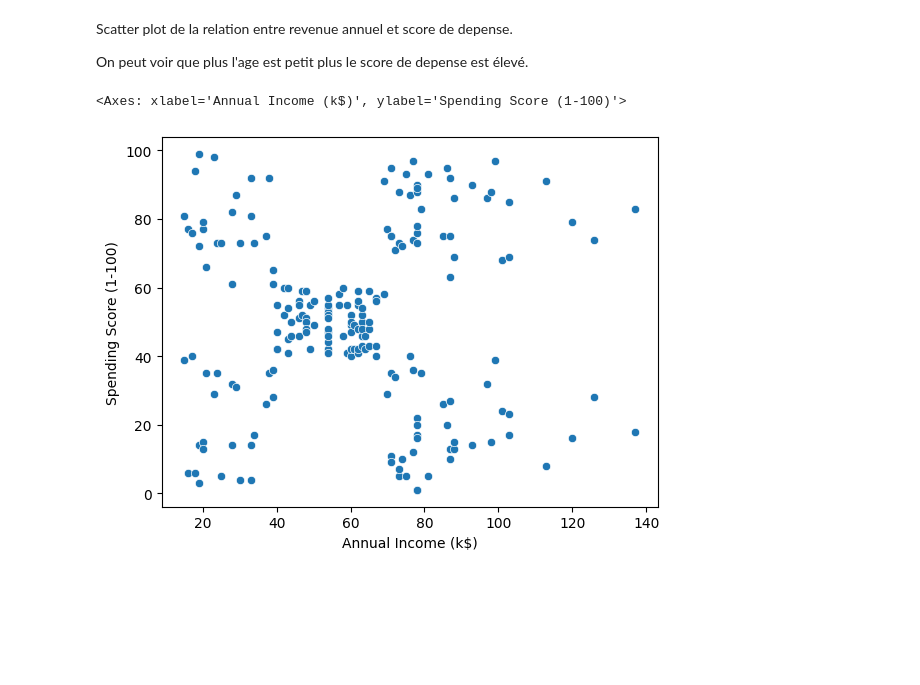
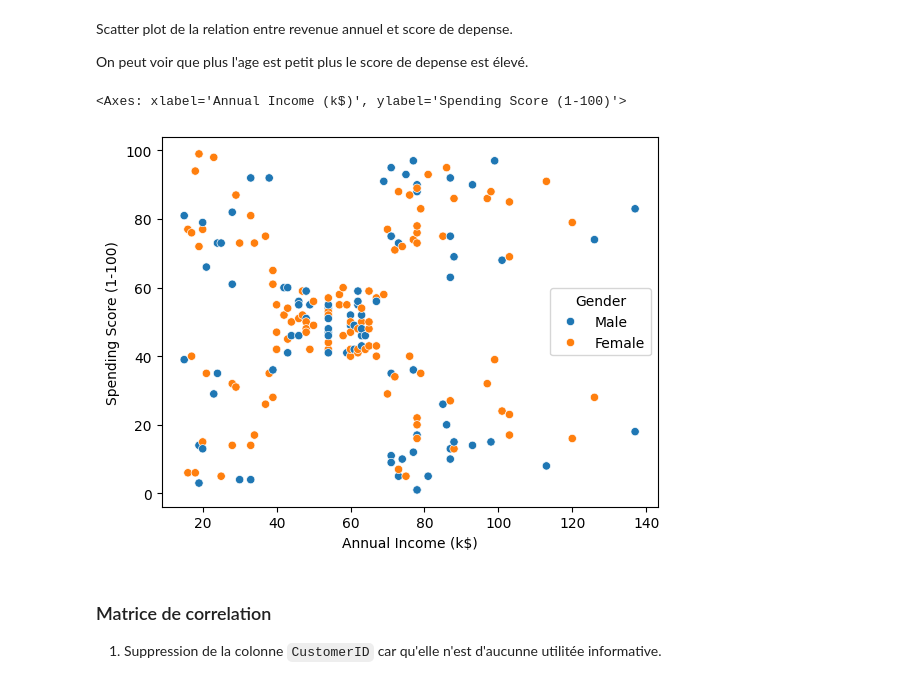
Before and after one commit to mahefatsiresy/ispm-ml-m2-2025, a Jupyter notebook: exo1.ipynb, the cells around one changed output. Saved outputs shown, nothing was run; the diff lists cells and outputs as text; code cells hidden in the pictures; blank space fills up the shorter version.

```diff
--- a/exo1.ipynb
+++ b/exo1.ipynb
@@ -38,5 +57,3 @@ Spending Score (1-100)    0
 dtype: int64
 # %% [markdown]
 Effacement des colonnes irrelevant
-# %%
-df = df.drop(['CustomerID'], axis=1)
@@ -142,7 +118,11 @@ Scatter plot de la relation entre revenue annuel et score de depense.
 
 On peut voir que plus l'age est petit plus le score de depense est élevé.
 # %%
-sns.scatterplot(x="Annual Income (k$)", y="Spending Score (1-100)", data=df)
+sns.scatterplot(x="Annual Income (k$)", y="Spending Score (1-100)", data=df, hue='Gender')
 # %% [output]
 <Axes: xlabel='Annual Income (k$)', ylabel='Spending Score (1-100)'>
-[figure, old version]
+[figure, new version]
+# %% [markdown]
+### Matrice de correlation
+
+1. Suppression de la colonne `CustomerID` car qu'elle n'est d'aucunne utilitée informative.
```
Also changed, not shown: parts of 43 cells of this notebook.
